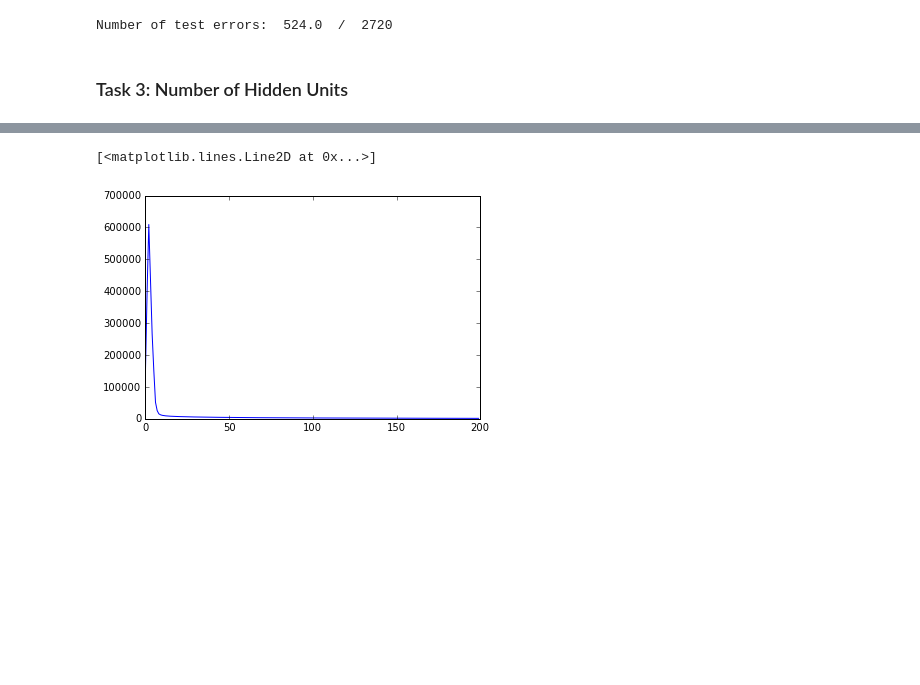
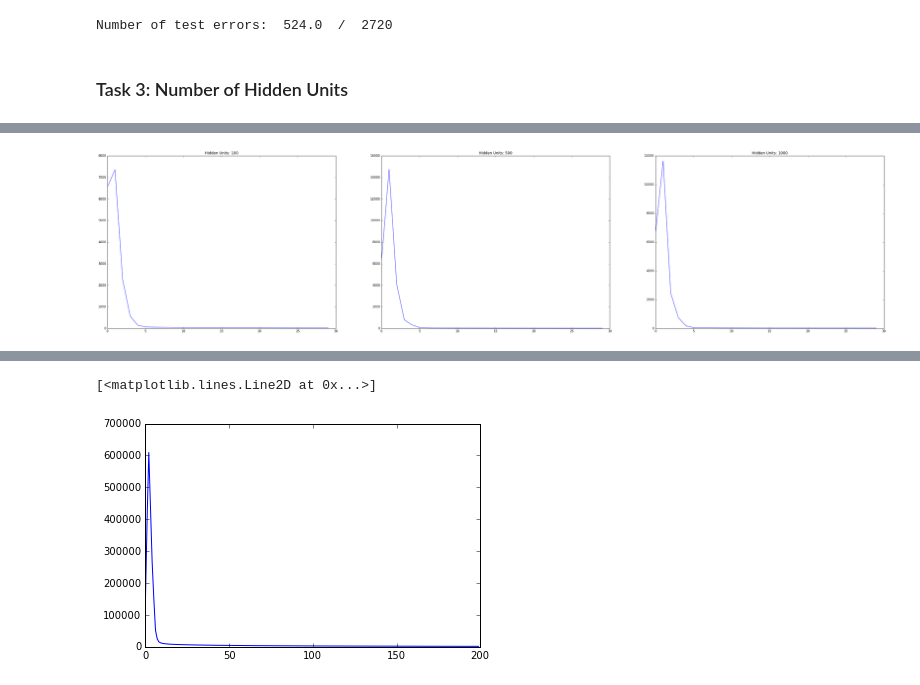
Before and after one commit to bkotzz/ece521, a Jupyter notebook: a2.ipynb, the cells around one changed output, grey strips where cells are left out. Cells and saved outputs as stored; diff of their text form; code cells hidden in the pictures; blank space fills up the shorter version.

```diff
--- a/a2.ipynb
+++ b/a2.ipynb
@@ -531,0 +574,10 @@ for hidden_units in [100, 500, 1000]:
+# %%
+# Plot validation cost
+f, axarr = plt.subplots(1, 3)
+f.set_figwidth(45)
+f.set_figheight(10)
+for i, x in enumerate(dict_per_hidden):
+    axarr[i].set_title("Hidden Units: " + str(hidden_units[i]))
+    axarr[i].plot(np.arange(len(x["valid_cost"])) * num_epochs_per_eval, x["valid_cost"])
+# %% [output]
+[figure, added]
```
Also changed, not shown: parts of 14 cells of this notebook.
